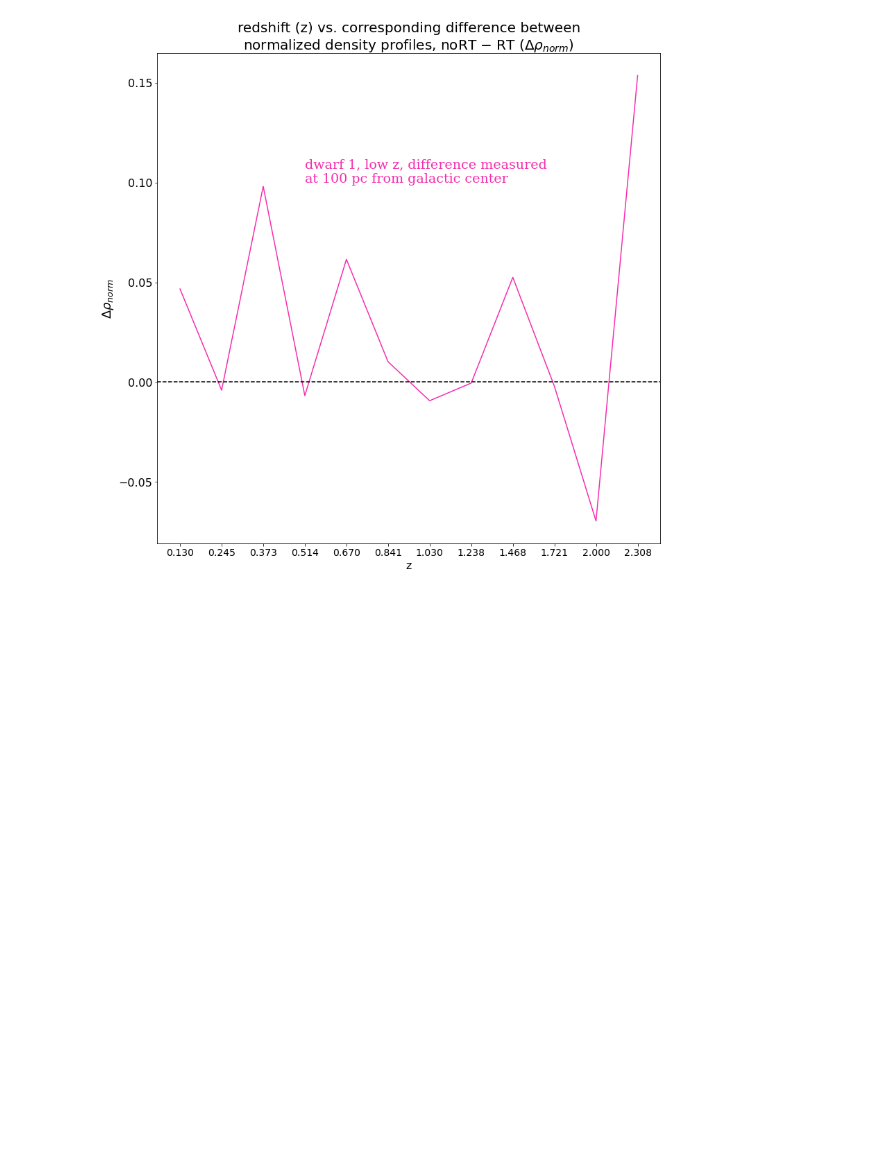
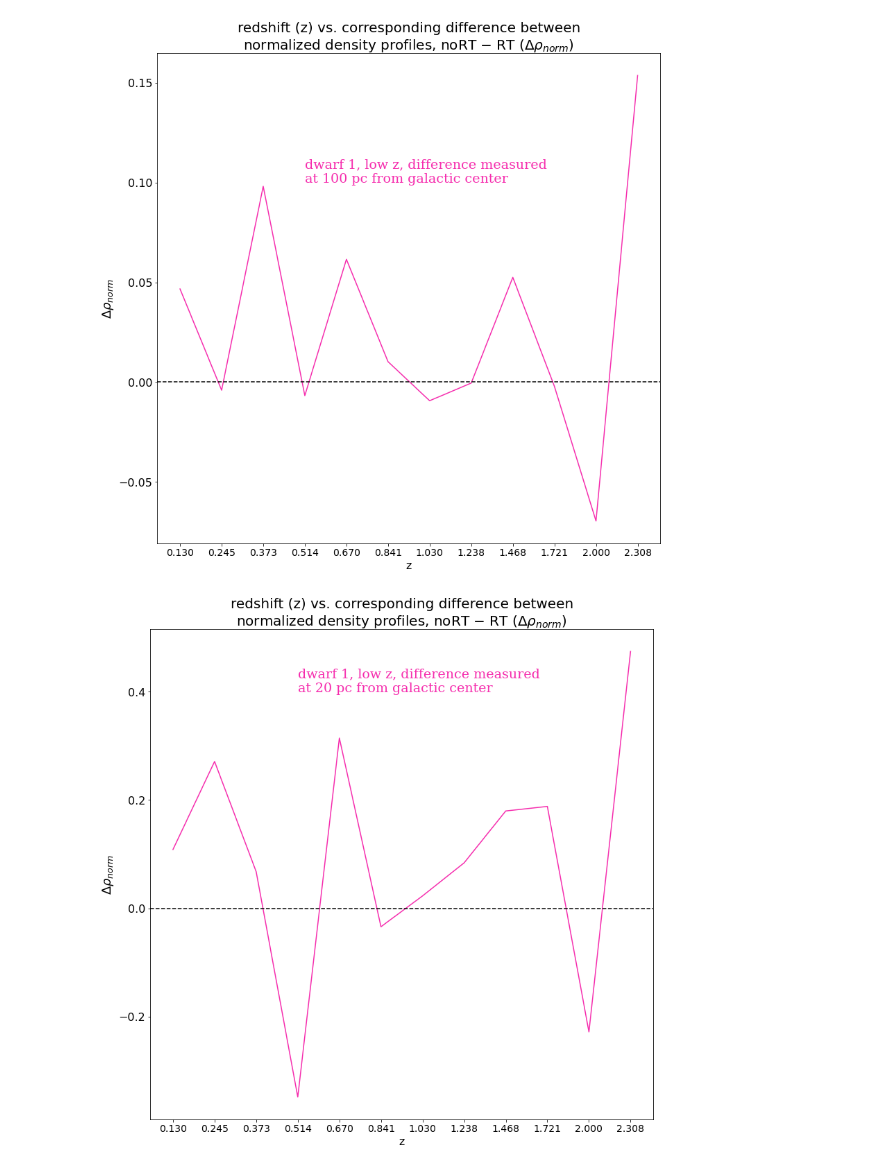
Before and after one commit to nguyenbinh1612/Binh_UFD, a Jupyter notebook: dwarf1-low-z-normalized.ipynb, the cells around one changed output. Saved outputs shown, nothing was run; the diff lists cells and outputs as text; code cells hidden in the pictures; blank space fills up the shorter version.

Commit message:
summary plots at 20 pc have been added!!!!

```diff
--- a/dwarf1-low-z-normalized.ipynb
+++ b/dwarf1-low-z-normalized.ipynb
@@ -632,10 +632,10 @@ print(np.where(rad_array180_noRT == 100))
 
 diff_list = [diff290, diff280, diff270, diff260, diff250, diff240, \
               diff230, diff220, diff210, diff200, diff190, diff180]
-diff_array = np.zeros(12)
+diff_array_100 = np.zeros(12)
 i = 0
 for diff in diff_list:
-    diff_array[i] = diff[9]
+    diff_array_100[i] = diff[9]
     i += 1
 # %%
 # gather the redshifts
@@ -665,0 +669,27 @@ plt.show()
+# %%
+# plot everything
+
+diff_array_20 = np.zeros(12)
+i = 0
+for diff in diff_list:
+    diff_array_20[i] = diff[1]
+    i += 1
+
+plt.figure(figsize=(13, 13))
+
+plt.plot(redshift, diff_array_20, color='#F62DAE')
+
+plt.xlabel('z', fontsize=16)
+plt.ylabel('$Δρ_{norm}$', fontsize=18) # using LATEX here!
+plt.xticks(fontsize=14)
+plt.yticks(fontsize=16)
+plt.axhline(y=0, color='#000000', linestyle='--')
+plt.text('0.514', 0.4, '''dwarf 1, low z, difference measured\nat 20 pc from galactic center''', \
+         fontsize=19, color='#F62DAE', fontfamily='serif')
+
+plt.title('redshift (z) vs. corresponding difference between\nnormalized density profiles, noRT − RT ($Δρ_{norm}$)', \
+          loc='center', fontsize=20)
+
+plt.show()
+# %% [output]
+[figure, added]
```
Also changed, not shown: parts of 2 cells of this notebook, 4 other files.
